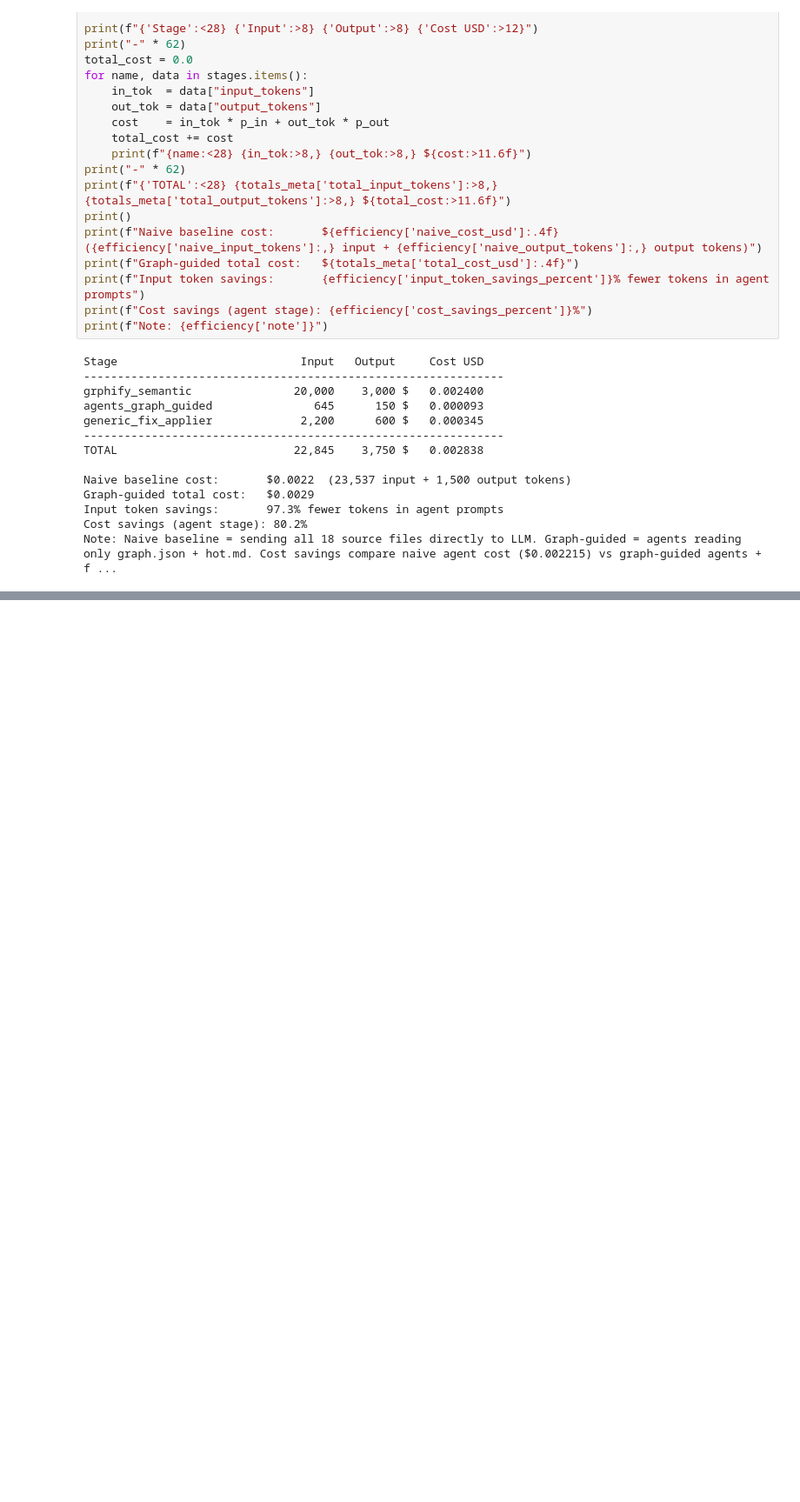
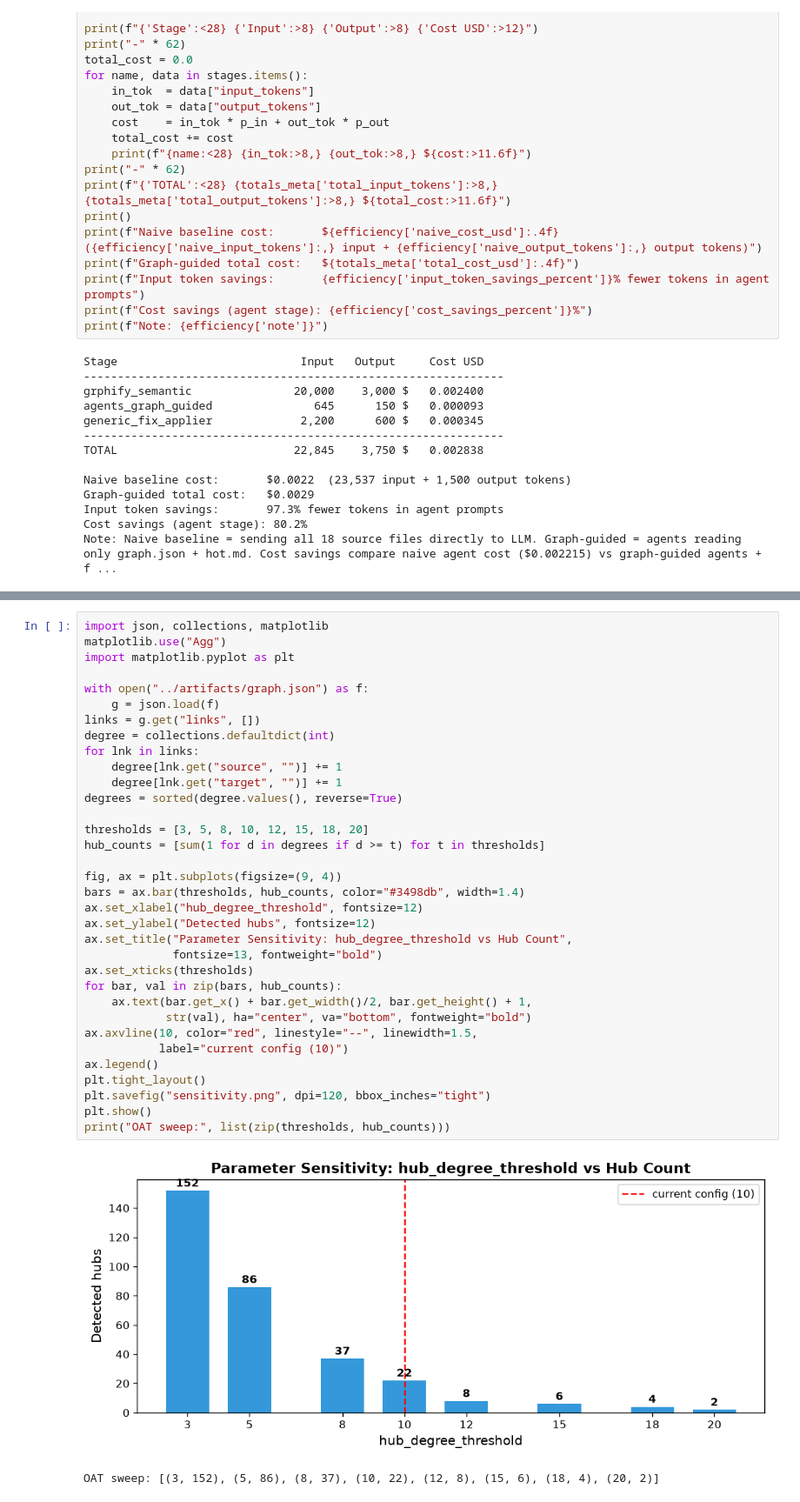
Before and after one commit to yamandahle/AI-Agents-course, a Jupyter notebook: HW4version2/notebooks/analysis.ipynb, the cells around one changed output, grey strips where cells are left out. Shown at 87% size. Drawn from its saved outputs; the diff is of its cells as text; blank space fills up the shorter version.

```diff
--- a/HW4version2/notebooks/analysis.ipynb
+++ b/HW4version2/notebooks/analysis.ipynb
@@ -103,3 +112,40 @@ Note: Naive baseline = sending all 18 source files directly to LLM. Graph-guided
+# %%
+import json, collections, matplotlib
+matplotlib.use("Agg")
+import matplotlib.pyplot as plt
+
+with open("../artifacts/graph.json") as f:
+    g = json.load(f)
+links = g.get("links", [])
+degree = collections.defaultdict(int)
+for lnk in links:
+    degree[lnk.get("source", "")] += 1
+    degree[lnk.get("target", "")] += 1
+degrees = sorted(degree.values(), reverse=True)
+
+thresholds = [3, 5, 8, 10, 12, 15, 18, 20]
+hub_counts = [sum(1 for d in degrees if d >= t) for t in thresholds]
+
+fig, ax = plt.subplots(figsize=(9, 4))
+bars = ax.bar(thresholds, hub_counts, color="#3498db", width=1.4)
+ax.set_xlabel("hub_degree_threshold", fontsize=12)
+ax.set_ylabel("Detected hubs", fontsize=12)
+ax.set_title("Parameter Sensitivity: hub_degree_threshold vs Hub Count",
+             fontsize=13, fontweight="bold")
+ax.set_xticks(thresholds)
+for bar, val in zip(bars, hub_counts):
+    ax.text(bar.get_x() + bar.get_width()/2, bar.get_height() + 1,
+            str(val), ha="center", va="bottom", fontweight="bold")
+ax.axvline(10, color="red", linestyle="--", linewidth=1.5,
+           label="current config (10)")
+ax.legend()
+plt.tight_layout()
+plt.savefig("sensitivity.png", dpi=120, bbox_inches="tight")
+plt.show()
+print("OAT sweep:", list(zip(thresholds, hub_counts)))
+# %% [output]
+[figure, added]
+OAT sweep: [(3, 152), (5, 86), (8, 37), (10, 22), (12, 8), (15, 6), (18, 4), (20, 2)]
 # %% [markdown]
 ## Interpretation
 
```
Also changed, not shown: parts of 1 cell of this notebook, 5 other files.
